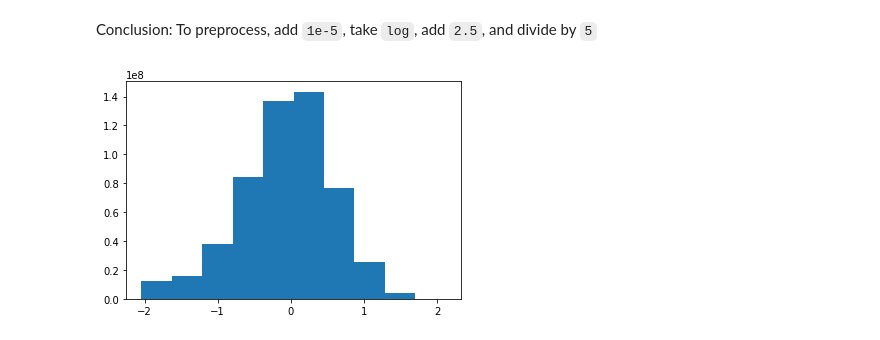
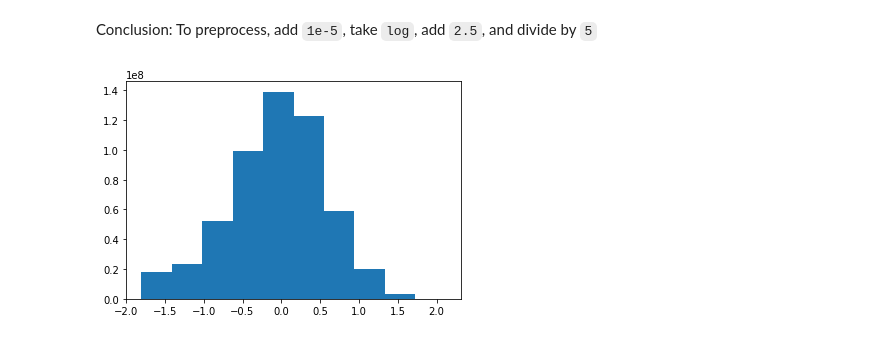
Before and after one commit to andyharless/paces, a Jupyter notebook: ExploreMegabatch.ipynb, the cells around one changed output. Cells and saved outputs as stored; diff of their text form; code cells hidden in the pictures.

```diff
--- a/ExploreMegabatch.ipynb
+++ b/ExploreMegabatch.ipynb
@@ -104,7 +104,7 @@ np.log(.0771)
 # %% [markdown]
 Conclusion: To preprocess, add <code>1e-5</code>, take <code>log</code>, add <code>2.5</code>, and divide by <code>5</code>
 # %%
-plt.hist((np.log(3e-6+flat)+2.5)/5)
+plt.hist((np.log(1e-5+flat)+2.5)/5)
 plt.show()
 # %% [output]
-[figure, old version]
+[figure, new version]
```
